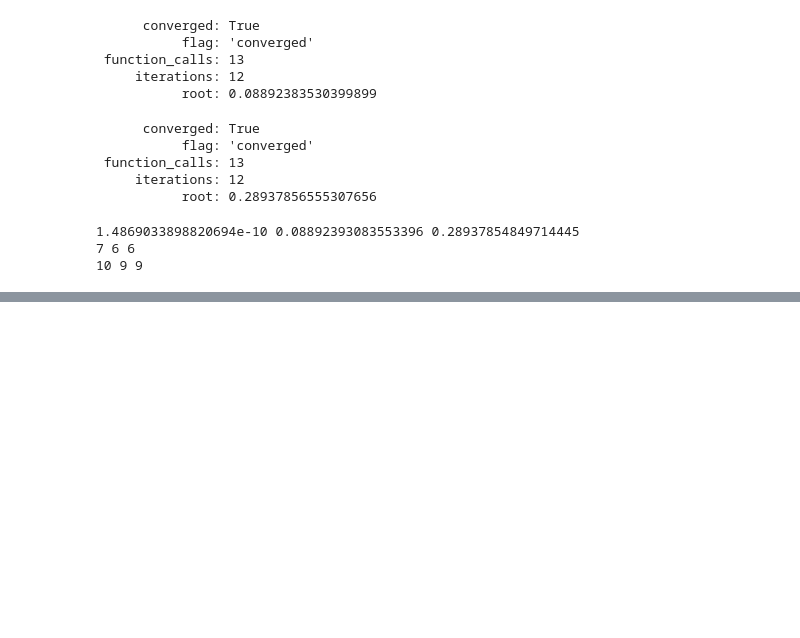
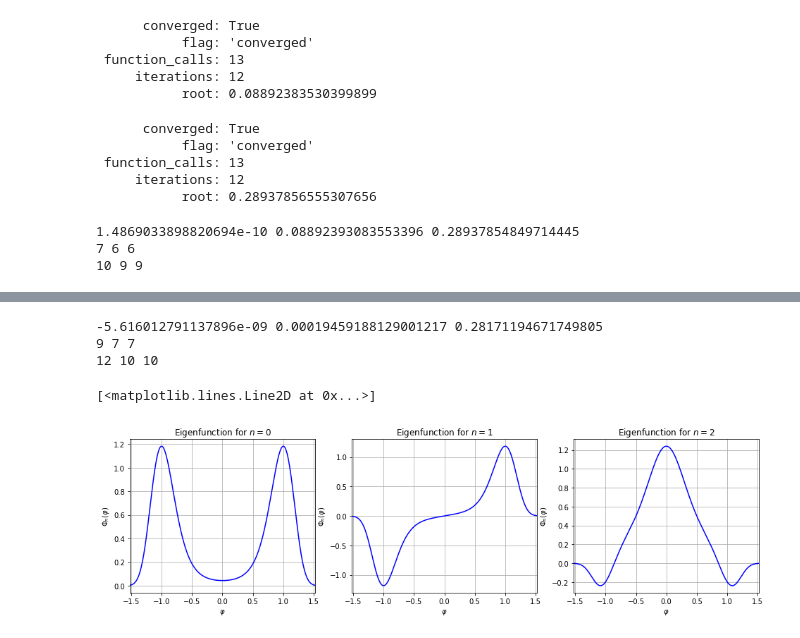
Before and after one commit to oleksiysmola/MSci-Project-Solving-the-Fokker-Planck-equation, a Jupyter notebook: Quartic Potential.ipynb, the cells around one changed output, grey strips where cells are left out. Cells and saved outputs as stored; diff of their text form; code cells hidden in the pictures; blank space fills up the shorter version.

Commit message:
Eigenvalues for potential with both mass and self-interaction term.

```diff
--- a/Quartic Potential.ipynb
+++ b/Quartic Potential.ipynb
@@ -376,0 +546,8 @@ print(brent_function_calls_0, brent_function_calls_1, brent_function_calls_2)
+# %%
+print(eigenvalue_brent_0, eigenvalue_brent_1, eigenvalue_brent_2)
+print(iterations_brent_0, iterations_brent_1, iterations_brent_2)
+print(brent_function_calls_0, brent_function_calls_1, brent_function_calls_2)
+# %% [output]
+-5.616012791137896e-09 0.00019459188129001217 0.28171194671749805
+9 7 7
+12 10 10
@@ -376,0 +575,53 @@ print(brent_function_calls_0, brent_function_calls_1, brent_function_calls_2)
+# %%
+# Integration interval
+dphi = field[1] - field[0]
+
+# Normalisation n = 0
+N_brent_0 = np.sqrt(2*simps(scipy_brent_V_0[:2500]**2, field[:2500], dphi))
+scipy_brent_V_0 = scipy_brent_V_0[:2500]/N_brent_0
+
+# Normalisation n = 1
+N_brent_1 = np.sqrt(2*simps(scipy_brent_V_1[:2500]**2, field[:2500], dphi))
+scipy_brent_V_1 = scipy_brent_V_1[:2500]/N_brent_1
+
+# Normalisation n = 2
+N_brent_2 = np.sqrt(2*simps(scipy_brent_V_2[:2500]**2, field[:2500], dphi))
+scipy_brent_V_2 = scipy_brent_V_2[:2500]/N_brent_2
+# %%
+# Computes full range of field and eigenfunction values
+field_full, scipy_brent_V_0 = full_eigenfunction(field[:2500], scipy_brent_V_0, 1)
+field_full, scipy_brent_V_1 = full_eigenfunction(field[:2500], scipy_brent_V_1, -1)
+field_full, scipy_brent_V_2 = full_eigenfunction(field[:2500], scipy_brent_V_2, 1)
+# %%
+# Plotting error
+fig = plt.figure(figsize=(16, 4))
+
+# n = 0 eigenfunction
+ax0 = fig.add_subplot(1,3,1)
+ax0.grid()
+ax0.set_title("Eigenfunction for $n=0$")
+ax0.set_ylabel("$\Phi_n(\\varphi)$")
+ax0.set_xlabel("$\\varphi$")
+ax0.set_xlim(-1.52, 1.52)
+ax0.plot(field_full, scipy_brent_V_0, "b")
+
+# n = 1 eigenfunction
+ax1 = fig.add_subplot(1,3,2)
+ax1.grid()
+ax1.set_title("Eigenfunction for $n=1$")
+ax1.set_ylabel("$\Phi_n(\\varphi)$")
+ax1.set_xlabel("$\\varphi$")
+ax1.set_xlim(-1.52, 1.52)
+ax1.plot(field_full, scipy_brent_V_1, "b")
+
+# n = 2 eigenfunction
+ax2 = fig.add_subplot(1,3,3)
+ax2.grid()
+ax2.set_title("Eigenfunction for $n=2$")
+ax2.set_ylabel("$\Phi_n(\\varphi)$")
+ax2.set_xlabel("$\\varphi$")
+ax2.set_xlim(-1.52, 1.52)
+ax2.plot(field_full, scipy_brent_V_2, "b")
+# %% [output]
+[<matplotlib.lines.Line2D at 0x...>]
+[figure, added]
```
Also changed, not shown: parts of 19 cells of this notebook, 1 other file.
